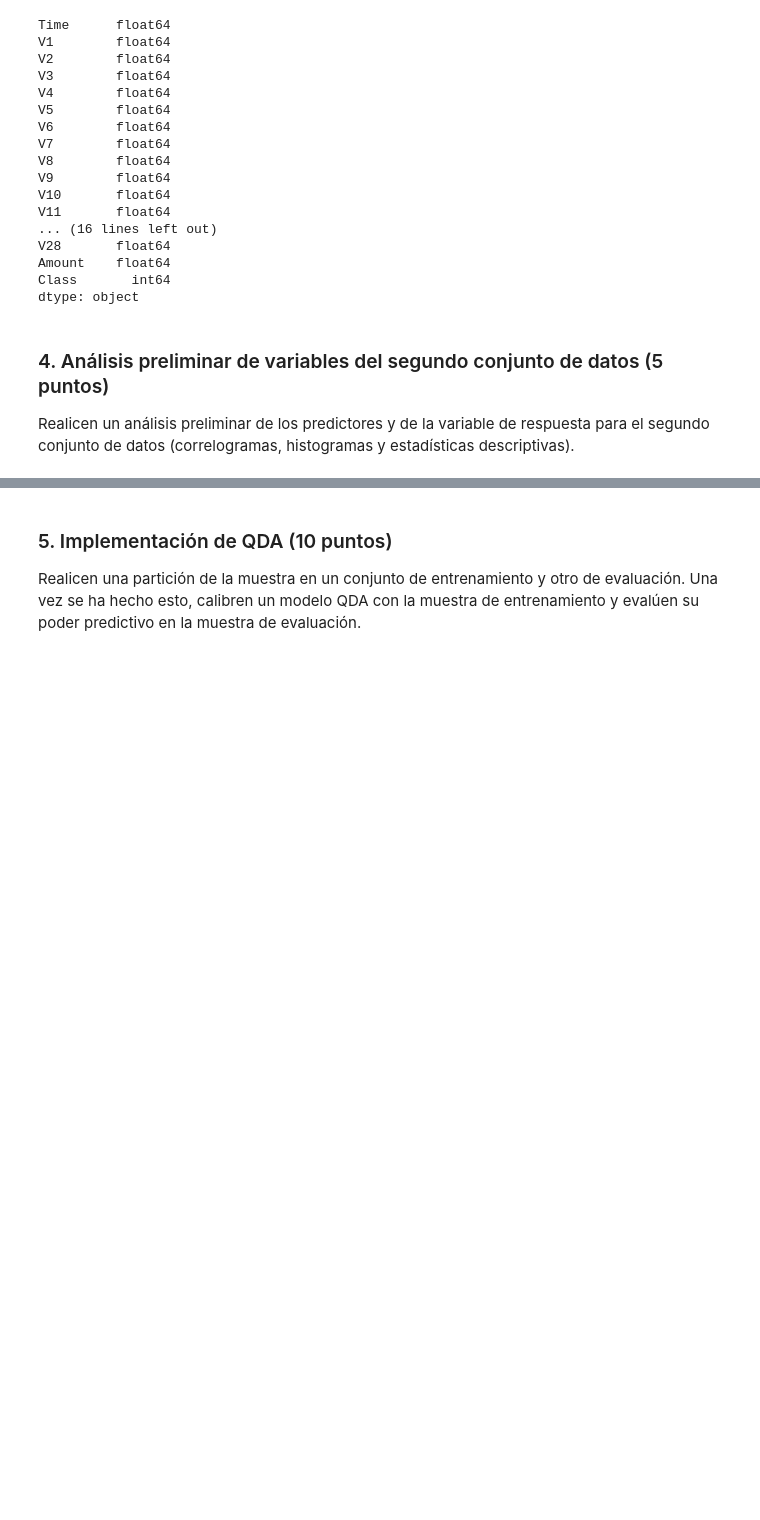
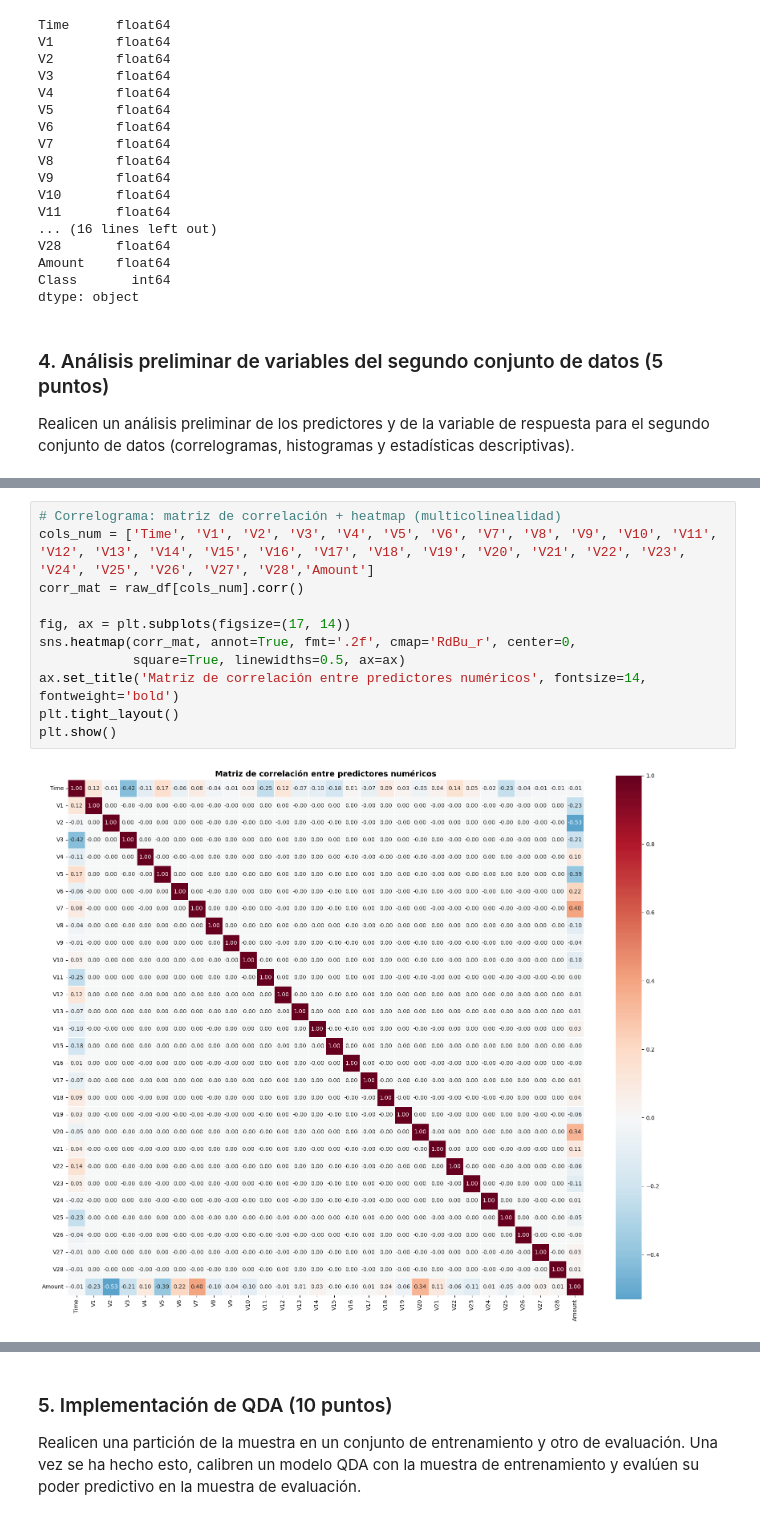
Before and after one commit to awesomasfook-svg/Caso-implementaci-n-de-metodolog-as-de-imputaci-n-de-variables-e-imbalanceo-de-clases, a Jupyter notebook: Caso implementación de metodologías de imputación de variables e imbalanceo de clases.ipynb, the cells around one changed output, grey strips where cells are left out. Cells and saved outputs as stored; diff of their text form; blank space fills up the shorter version.

```diff
--- a/Caso implementación de metodologías de imputación de variables e imbalanceo de clases.ipynb
+++ b/Caso implementación de metodologías de imputación de variables e imbalanceo de clases.ipynb
@@ -124,0 +149,13 @@ Text(0.5, 1.0, 'Caso Balanceado')
+# %%
+# Correlograma: matriz de correlación + heatmap (multicolinealidad)
+cols_num = ['Time', 'V1', 'V2', 'V3', 'V4', 'V5', 'V6', 'V7', 'V8', 'V9', 'V10', 'V11', 'V12', 'V13', 'V14', 'V15', 'V16', 'V17', 'V18', 'V19', 'V20', 'V21', 'V22', 'V23', 'V24', 'V25', 'V26', 'V27', 'V28','Amount']
+corr_mat = raw_df[cols_num].corr()
+
+fig, ax = plt.subplots(figsize=(17, 14))
+sns.heatmap(corr_mat, annot=True, fmt='.2f', cmap='RdBu_r', center=0,
+            square=True, linewidths=0.5, ax=ax)
+ax.set_title('Matriz de correlación entre predictores numéricos', fontsize=14, fontweight='bold')
+plt.tight_layout()
+plt.show()
+# %% [output]
+[figure, added]
```
Also changed, not shown: parts of 8 cells of this notebook.
